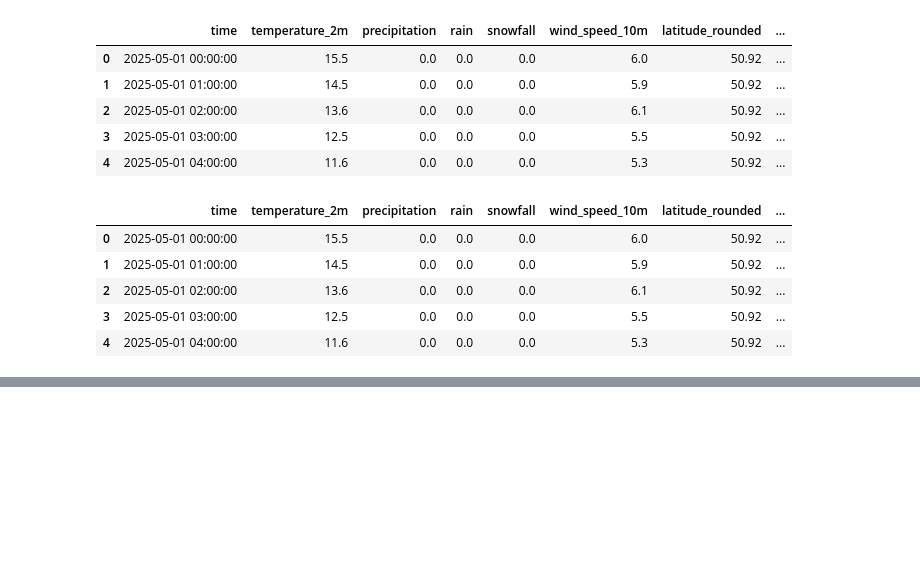
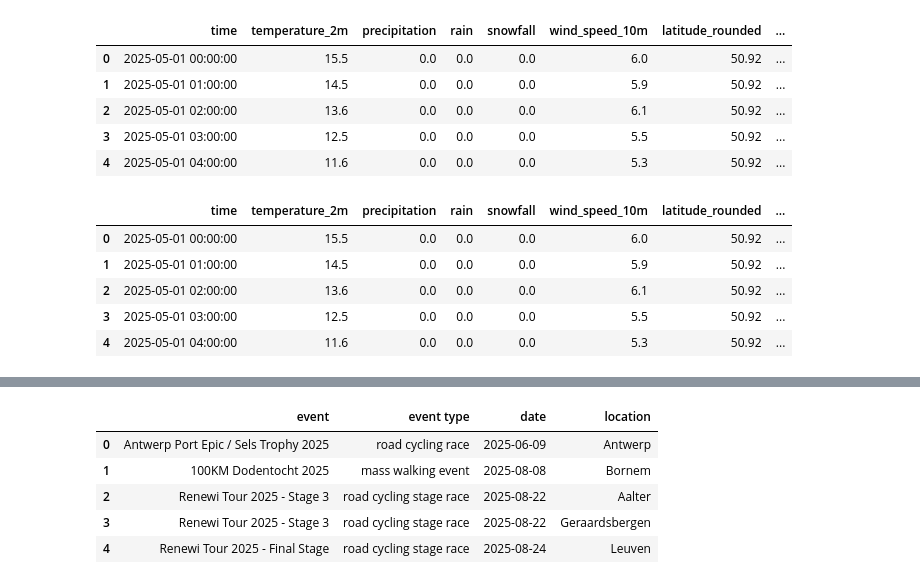
Before and after one commit to annasolodka/mda-cycling-traffic-analysis, a Jupyter notebook: notebooks/01_load_data.ipynb, the cells around one changed output, grey strips where cells are left out. Saved outputs shown, nothing was run; the diff lists cells and outputs as text; code cells hidden in the pictures; blank space fills up the shorter version.

```diff
--- a/notebooks/01_load_data.ipynb
+++ b/notebooks/01_load_data.ipynb
@@ -775,0 +828,9 @@ weather_data.to_csv(
+# %%
+sport_events.head()
+# %% [output]
+|  | event | event type | date | location |
+| 0 | Antwerp Port Epic / Sels Trophy 2025 | road cycling race | 2025-06-09 | Antwerp |
+| 1 | 100KM Dodentocht 2025 | mass walking event | 2025-08-08 | Bornem |
+| 2 | Renewi Tour 2025 - Stage 3 | road cycling stage race | 2025-08-22 | Aalter |
+| 3 | Renewi Tour 2025 - Stage 3 | road cycling stage race | 2025-08-22 | Geraardsbergen |
+| 4 | Renewi Tour 2025 - Final Stage | road cycling stage race | 2025-08-24 | Leuven |
```
Also changed, not shown: parts of 11 cells of this notebook, 1 other file.
